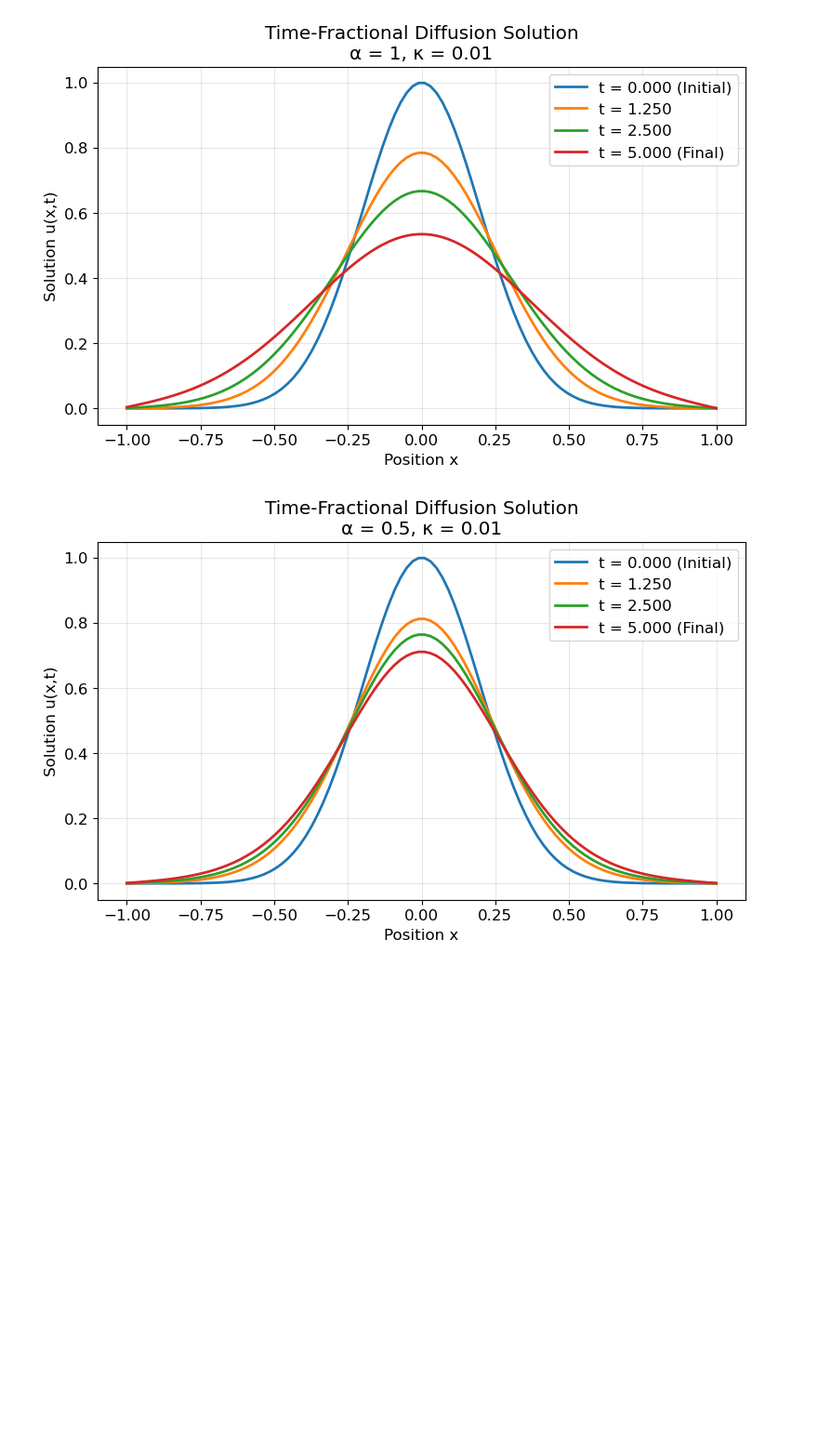
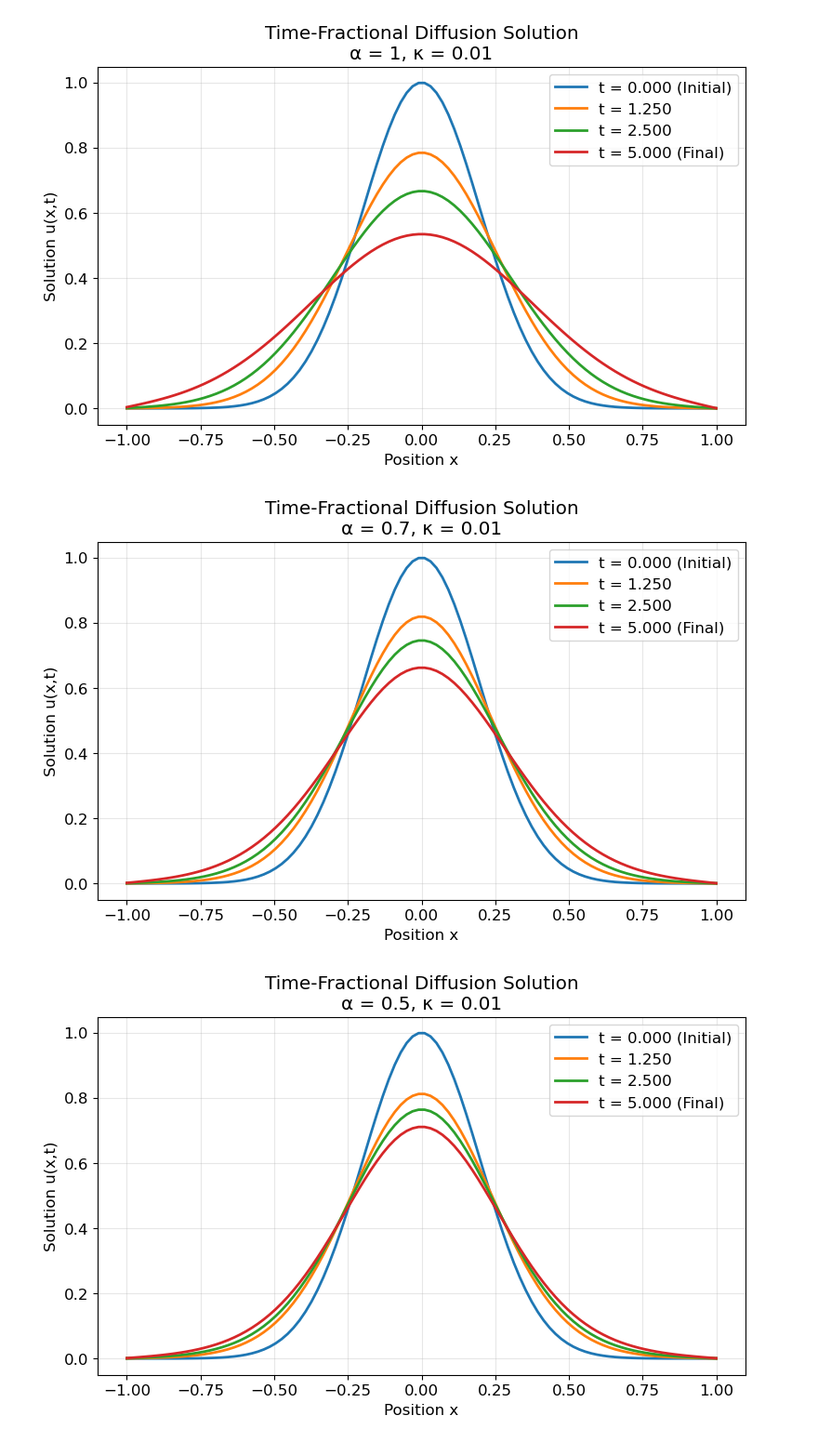
Before and after one commit to YovkochevPakhlavon/NumericalCalculation, a Jupyter notebook: TimeFractionalDiffusionEquation/time-frac-dif.ipynb, the cells around one changed output. Shown: that part at 93% size. Drawn from its saved outputs; the diff is of its cells as text; code cells hidden in the pictures; blank space fills up the shorter version.

```diff
--- a/TimeFractionalDiffusionEquation/time-frac-dif.ipynb
+++ b/TimeFractionalDiffusionEquation/time-frac-dif.ipynb
@@ -265,5 +265,5 @@ x_sol5, t_sol5, u_sol5 = solve_fractional_diffusion(0.5,kappa,L,T,M,N,x0,sigma,A
 # %% [output]
 Computation completed in 26.89 seconds
 # %%
-x_sol3, t_sol3, u_sol3 = solve_fractional_diffusion(0.3,kappa,L,T,M,N,x0,sigma,A)
+x_sol7, t_sol7, u_sol7 = solve_fractional_diffusion(0.7,kappa,L,T,M,N,x0,sigma,A)
 # %% [output]
@@ -275,6 +275,13 @@ plot_solution_times(x_sol1, u_sol1,t_sol1, time_indices,
                    f'Time-Fractional Diffusion Solution\nα = {1}, κ = {kappa}')
 # %% [output]
 [figure]
+# %%
+# Plot for alpha = 0.7
+time_indices = [0, N//4,N//2,N]
+plot_solution_times(x_sol7, u_sol7,t_sol7, time_indices,
+                   f'Time-Fractional Diffusion Solution\nα = {0.7}, κ = {kappa}')
+# %% [output]
+[figure, added]
 # %%
 # Plot for alpha = 0.5
 time_indices = [0, N//4,N//2,N]
```
Also changed, not shown: parts of 1 cell of this notebook, 3 other files.
